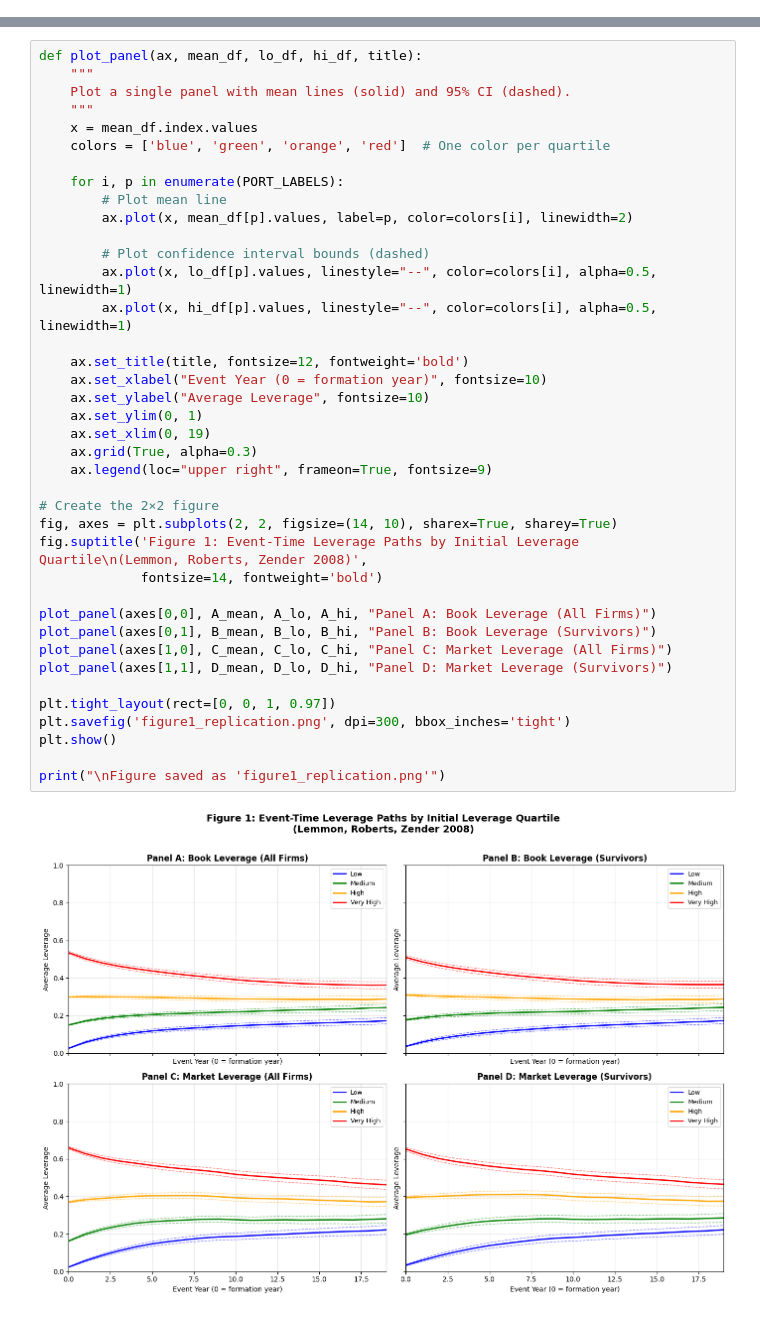
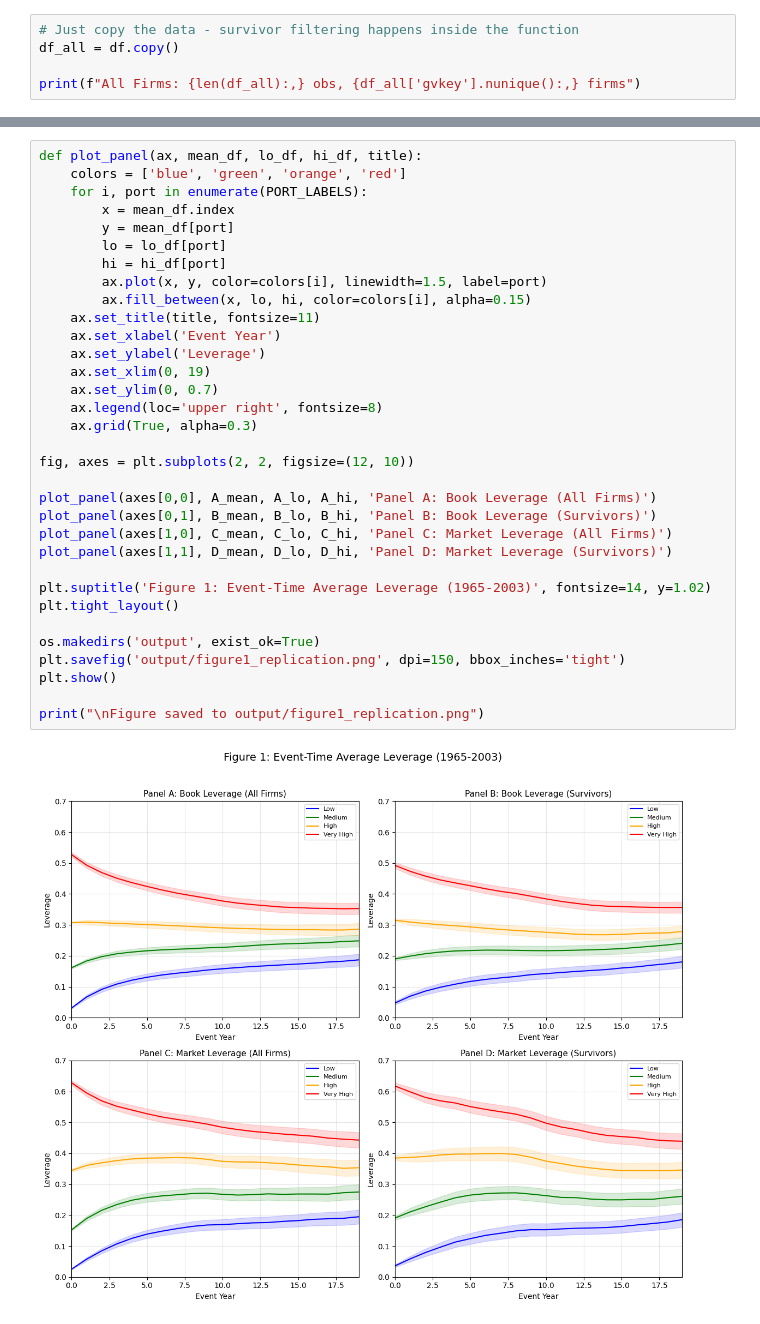
Before and after one commit to itsyannixk/ReaseachMethod_EDHEC25_EY, a Jupyter notebook: Q6/figure1_replication.ipynb, the cells around one changed output, grey strips where cells are left out. Cells and saved outputs as stored; diff of their text form.

```diff
--- a/Q6/figure1_replication.ipynb
+++ b/Q6/figure1_replication.ipynb
@@ -159,0 +56,5 @@ Now we'll run the analysis for:
+# %%
+# Just copy the data - survivor filtering happens inside the function
+df_all = df.copy()
+
+print(f"All Firms: {len(df_all):,} obs, {df_all['gvkey'].nunique():,} firms")
@@ -200,41 +172,35 @@ Create a 2×2 figure showing all four panels with solid lines for means and dash
 # %%
 def plot_panel(ax, mean_df, lo_df, hi_df, title):
-    """
-    Plot a single panel with mean lines (solid) and 95% CI (dashed).
-    """
-    x = mean_df.index.values
-    colors = ['blue', 'green', 'orange', 'red']  # One color per quartile
+    colors = ['blue', 'green', 'orange', 'red']
+    for i, port in enumerate(PORT_LABELS):
+        x = mean_df.index
+        y = mean_df[port]
+        lo = lo_df[port]
+        hi = hi_df[port]
+        ax.plot(x, y, color=colors[i], linewidth=1.5, label=port)
+        ax.fill_between(x, lo, hi, color=colors[i], alpha=0.15)
+    ax.set_title(title, fontsize=11)
+    ax.set_xlabel('Event Year')
+    ax.set_ylabel('Leverage')
+    ax.set_xlim(0, 19)
+    ax.set_ylim(0, 0.7)
+    ax.legend(loc='upper right', fontsize=8)
+    ax.grid(True, alpha=0.3)
 
-    for i, p in enumerate(PORT_LABELS):
-        # Plot mean line
-        ax.plot(x, mean_df[p].values, label=p, color=colors[i], linewidth=2)
+fig, axes = plt.subplots(2, 2, figsize=(12, 10))
 
-        # Plot confidence interval bounds (dashed)
-        ax.plot(x, lo_df[p].values, linestyle="--", color=colors[i], alpha=0.5, linewidth=1)
-        ax.plot(x, hi_df[p].values, linestyle="--", color=colors[i], alpha=0.5, linewidth=1)
+plot_panel(axes[0,0], A_mean, A_lo, A_hi, 'Panel A: Book Leverage (All Firms)')
+plot_panel(axes[0,1], B_mean, B_lo, B_hi, 'Panel B: Book Leverage (Survivors)')
+plot_panel(axes[1,0], C_mean, C_lo, C_hi, 'Panel C: Market Leverage (All Firms)')
+plot_panel(axes[1,1], D_mean, D_lo, D_hi, 'Panel D: Market Leverage (Survivors)')
 
-    ax.set_title(title, fontsize=12, fontweight='bold')
-    ax.set_xlabel("Event Year (0 = formation year)", fontsize=10)
-    ax.set_ylabel("Average Leverage", fontsize=10)
-    ax.set_ylim(0, 1)
-    ax.set_xlim(0, 19)
-    ax.grid(True, alpha=0.3)
-    ax.legend(loc="upper right", frameon=True, fontsize=9)
+plt.suptitle('Figure 1: Event-Time Average Leverage (1965-2003)', fontsize=14, y=1.02)
+plt.tight_layout()
 
-# Create the 2×2 figure
-fig, axes = plt.subplots(2, 2, figsize=(14, 10), sharex=True, sharey=True)
-fig.suptitle('Figure 1: Event-Time Leverage Paths by Initial Leverage Quartile\n(Lemmon, Roberts, Zender 2008)',
-             fontsize=14, fontweight='bold')
-
-plot_panel(axes[0,0], A_mean, A_lo, A_hi, "Panel A: Book Leverage (All Firms)")
-plot_panel(axes[0,1], B_mean, B_lo, B_hi, "Panel B: Book Leverage (Survivors)")
-plot_panel(axes[1,0], C_mean, C_lo, C_hi, "Panel C: Market Leverage (All Firms)")
-plot_panel(axes[1,1], D_mean, D_lo, D_hi, "Panel D: Market Leverage (Survivors)")
-
-plt.tight_layout(rect=[0, 0, 1, 0.97])
-plt.savefig('figure1_replication.png', dpi=300, bbox_inches='tight')
+os.makedirs('output', exist_ok=True)
+plt.savefig('output/figure1_replication.png', dpi=150, bbox_inches='tight')
 plt.show()
 
-print("\nFigure saved as 'figure1_replication.png'")
+print("\nFigure saved to output/figure1_replication.png")
 # %% [output]
-[figure, old version]
+[figure, new version]
```
Also changed, not shown: parts of 27 cells of this notebook, 14 other files.
